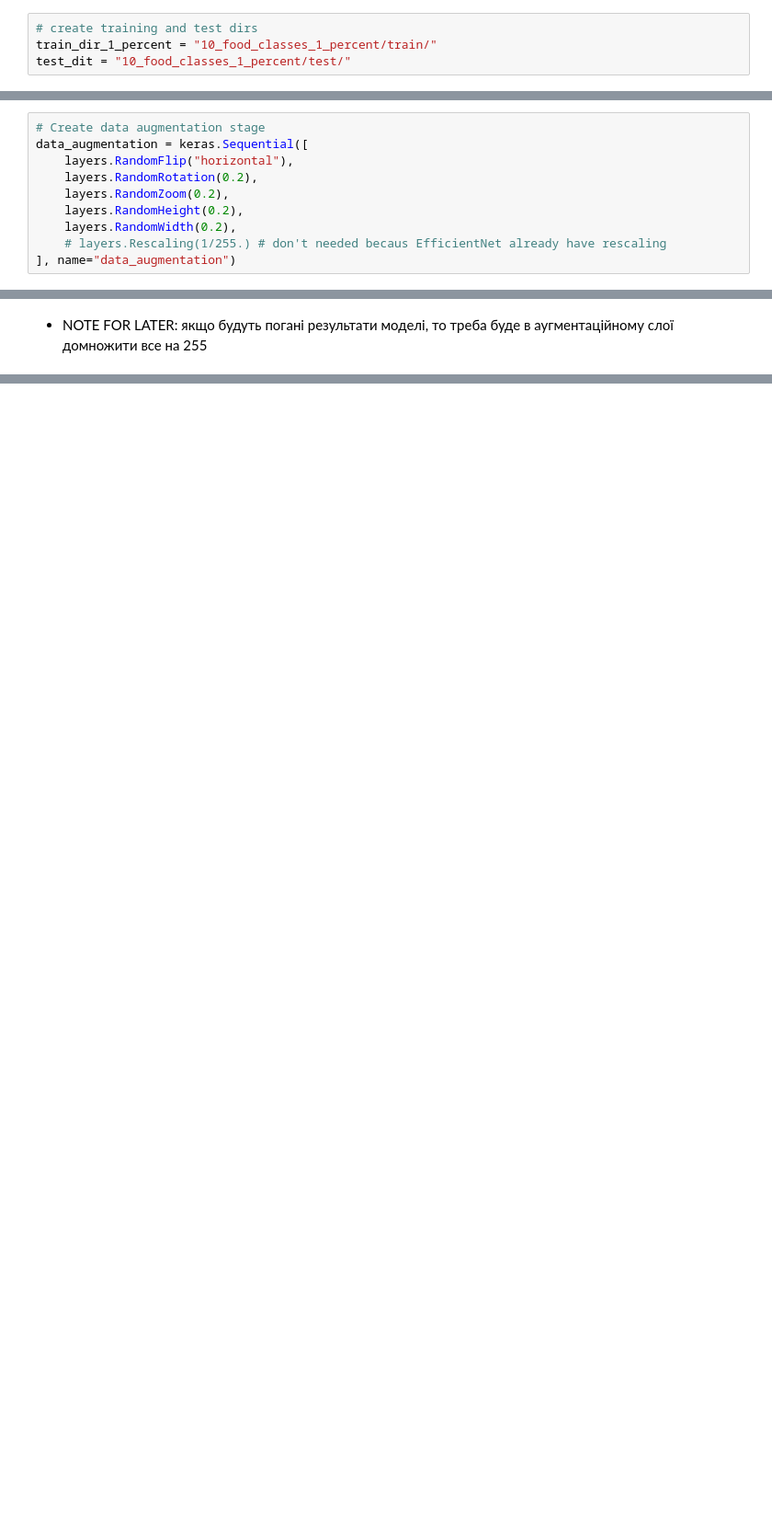
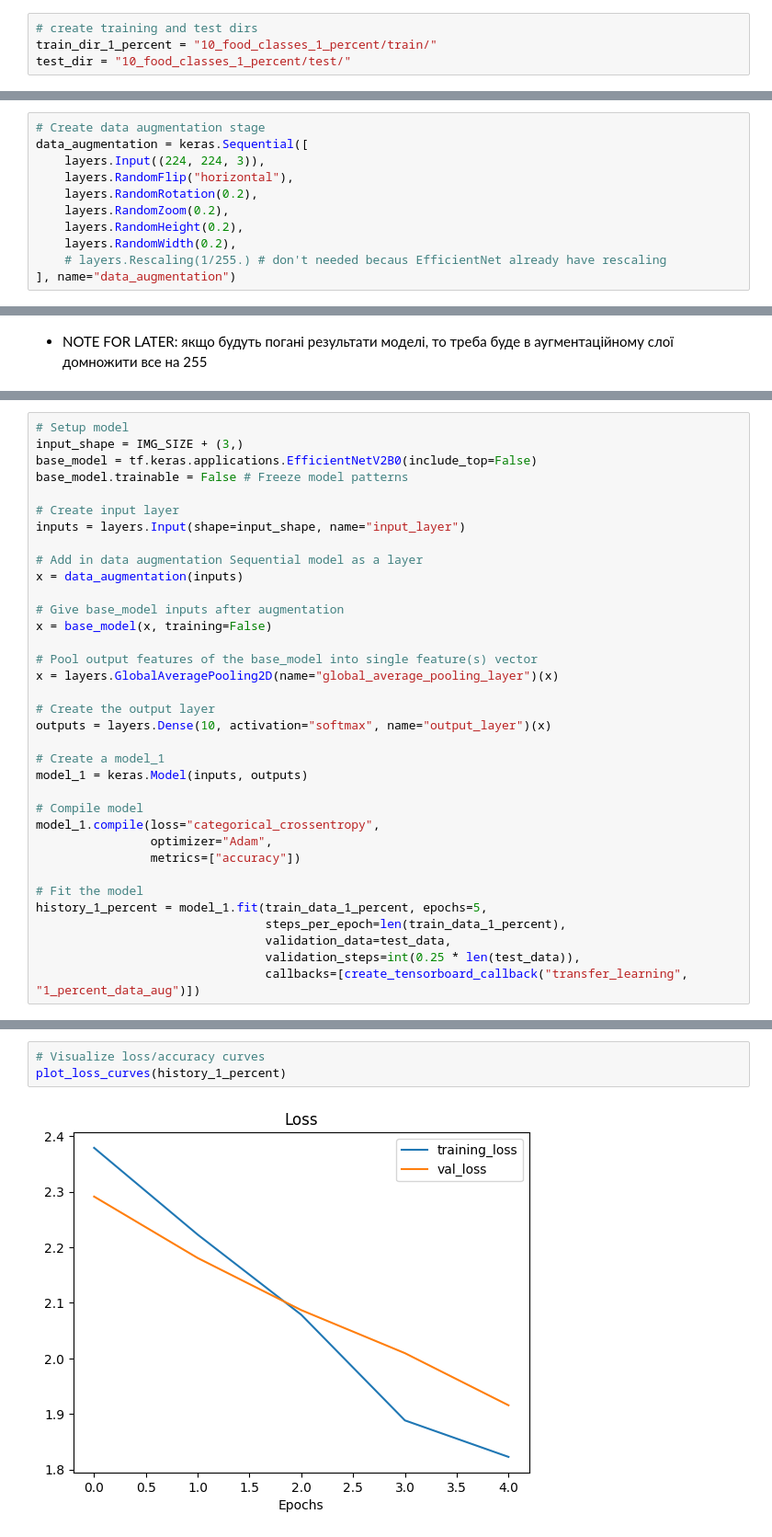
Before and after one commit to random-words/colab-notebooks, a Jupyter notebook: 05__transfer_learning_part_2_fine_tuning.ipynb, the cells around one changed output, grey strips where cells are left out. Shown at 92% size. Drawn from its saved outputs; the diff is of its cells as text; blank space fills up the shorter version.

```diff
--- a/05__transfer_learning_part_2_fine_tuning.ipynb
+++ b/05__transfer_learning_part_2_fine_tuning.ipynb
@@ -382,7 +382,7 @@ unzip_data("10_food_classes_1_percent.zip")
 # %%
 # create training and test dirs
 train_dir_1_percent = "10_food_classes_1_percent/train/"
-test_dit = "10_food_classes_1_percent/test/"
+test_dir = "10_food_classes_1_percent/test/"
 # %%
 walk_through_dir("10_food_classes_1_percent")
 # %% [output]
@@ -427,6 +427,7 @@ from tensorflow.keras import layers
 # %%
 # Create data augmentation stage
 data_augmentation = keras.Sequential([
+    layers.Input((224, 224, 3)),
     layers.RandomFlip("horizontal"),
     layers.RandomRotation(0.2),
     layers.RandomZoom(0.2),
@@ -466,0 +474,35 @@ Text(0.5, 1.0, 'augmented image')
+# %%
+# Setup model
+input_shape = IMG_SIZE + (3,)
+base_model = tf.keras.applications.EfficientNetV2B0(include_top=False)
+base_model.trainable = False # Freeze model patterns
+
+# Create input layer
+inputs = layers.Input(shape=input_shape, name="input_layer")
+
+# Add in data augmentation Sequential model as a layer
+x = data_augmentation(inputs)
+
+# Give base_model inputs after augmentation
+x = base_model(x, training=False)
+
+# Pool output features of the base_model into single feature(s) vector
+x = layers.GlobalAveragePooling2D(name="global_average_pooling_layer")(x)
+
+# Create the output layer
+outputs = layers.Dense(10, activation="softmax", name="output_layer")(x)
+
+# Create a model_1
+model_1 = keras.Model(inputs, outputs)
+
+# Compile model
+model_1.compile(loss="categorical_crossentropy",
+                optimizer="Adam",
+                metrics=["accuracy"])
+
+# Fit the model
+history_1_percent = model_1.fit(train_data_1_percent, epochs=5,
+                                steps_per_epoch=len(train_data_1_percent),
+                                validation_data=test_data,
+                                validation_steps=int(0.25 * len(test_data)),
+                                callbacks=[create_tensorboard_callback("transfer_learning", "1_percent_data_aug")])
@@ -466,0 +551,5 @@ Text(0.5, 1.0, 'augmented image')
+# %%
+# Visualize loss/accuracy curves
+plot_loss_curves(history_1_percent)
+# %% [output]
+[figure, added]
```
Also changed, not shown: parts of 70 cells of this notebook.
